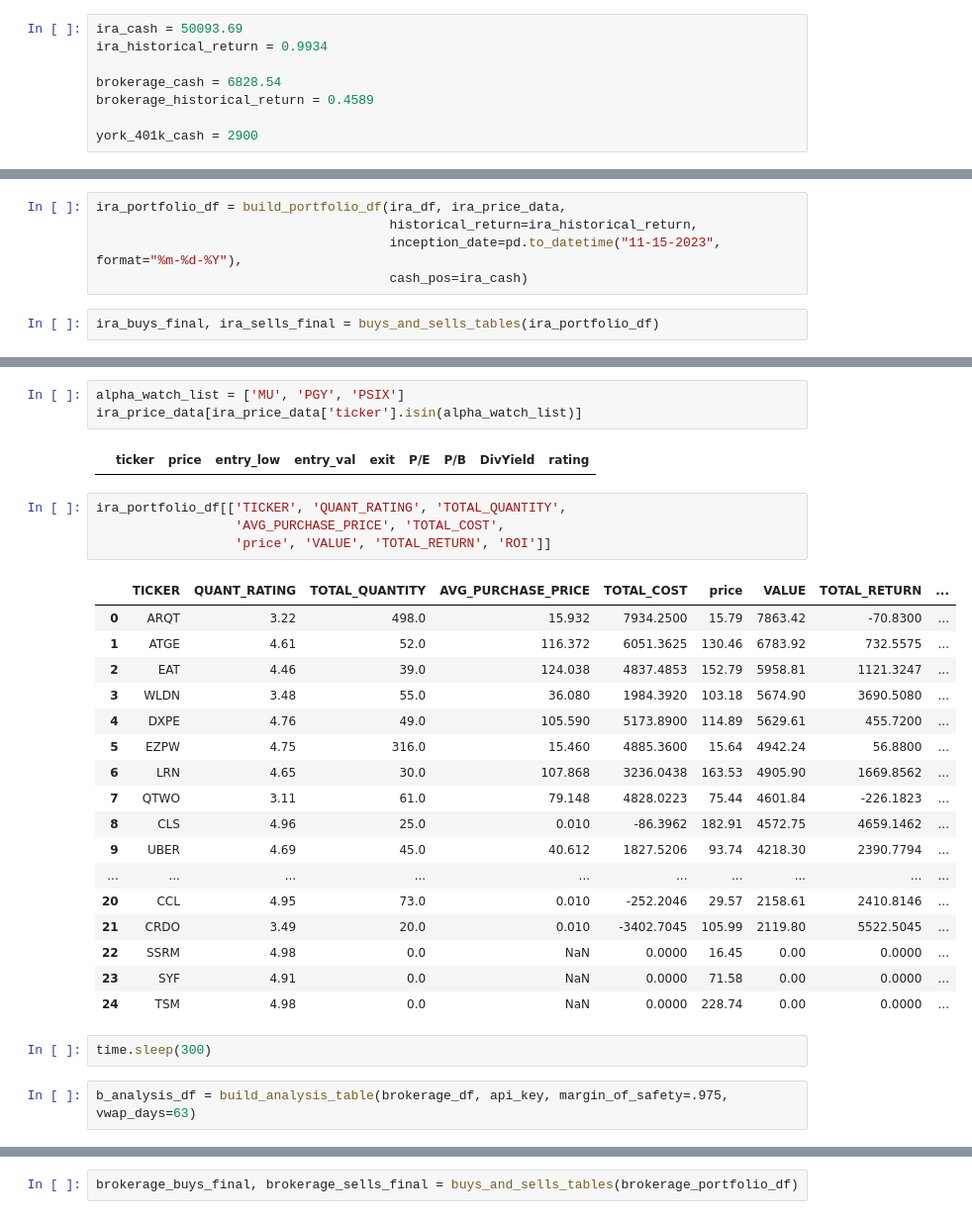
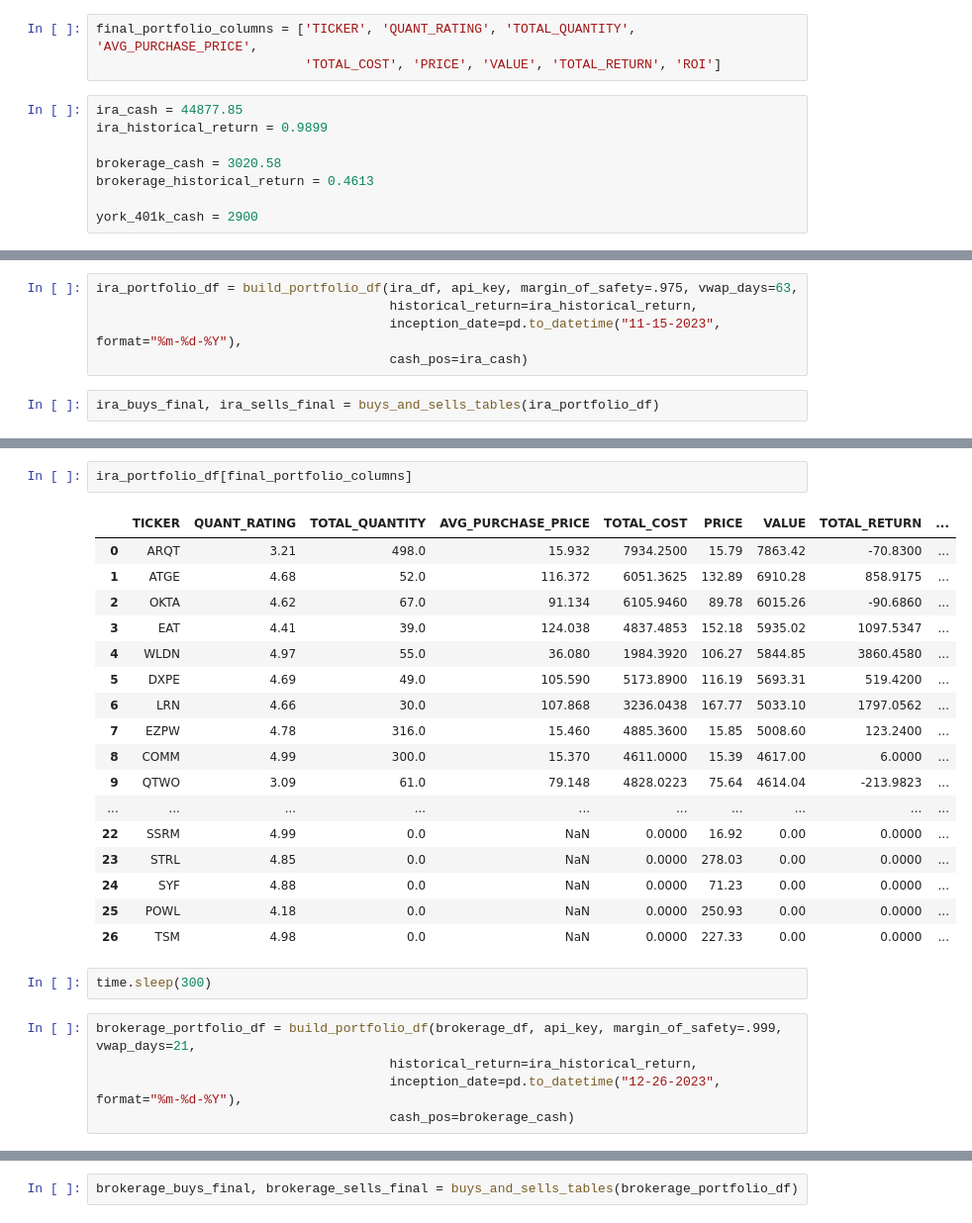
Before and after one commit to cb19weber/401k_optimize, a Jupyter notebook: project/investment_analytics.ipynb, the cells around one changed output, grey strips where cells are left out. Shown: that part at 99% size. Saved outputs shown, nothing was run; the diff lists cells and outputs as text.

```diff
--- a/project/investment_analytics.ipynb
+++ b/project/investment_analytics.ipynb
@@ -379,8 +456,11 @@ def build_analysis_table(summary_df, api_key, margin_of_safety=0.9, vwap_days=12
+# %%
+final_portfolio_columns = ['TICKER', 'QUANT_RATING', 'TOTAL_QUANTITY', 'AVG_PURCHASE_PRICE',
+                           'TOTAL_COST', 'PRICE', 'VALUE', 'TOTAL_RETURN', 'ROI']
 # %%
-ira_cash = 50093.69
-ira_historical_return = 0.9934
+ira_cash = 44877.85
+ira_historical_return = 0.9899
 
-brokerage_cash = 6828.54
-brokerage_historical_return = 0.4589
+brokerage_cash = 3020.58
+brokerage_historical_return = 0.4613
 
 york_401k_cash = 2900
@@ -458,5 +467,5 @@ ira_price_data = build_analysis_table(ira_df, api_key, margin_of_safety=.975, vw
 # %%
-ira_portfolio_df = build_portfolio_df(ira_df, ira_price_data,
+ira_portfolio_df = build_portfolio_df(ira_df, api_key, margin_of_safety=.975, vwap_days=63,
                                       historical_return=ira_historical_return,
                                       inception_date=pd.to_datetime("11-15-2023", format="%m-%d-%Y"),
                                       cash_pos=ira_cash)
@@ -499,32 +506,28 @@ ira_sells_final
-# %%
-alpha_watch_list = ['MU', 'PGY', 'PSIX']
-ira_price_data[ira_price_data['ticker'].isin(alpha_watch_list)]
-# %% [output]
-|  | ticker | price | entry_low | entry_val | exit | P/E | P/B | DivYield | rating |
 # %%
-ira_portfolio_df[['TICKER', 'QUANT_RATING', 'TOTAL_QUANTITY',
-                  'AVG_PURCHASE_PRICE', 'TOTAL_COST',
-                  'price', 'VALUE', 'TOTAL_RETURN', 'ROI']]
+ira_portfolio_df[final_portfolio_columns]
 # %% [output]
-|  | TICKER | QUANT_RATING | TOTAL_QUANTITY | AVG_PURCHASE_PRICE | TOTAL_COST | price | VALUE | TOTAL_RETURN | ... |
-| 0 | ARQT | 3.22 | 498.0 | 15.932 | 7934.2500 | 15.79 | 7863.42 | -70.8300 | ... |
-| 1 | ATGE | 4.61 | 52.0 | 116.372 | 6051.3625 | 130.46 | 6783.92 | 732.5575 | ... |
-| 2 | EAT | 4.46 | 39.0 | 124.038 | 4837.4853 | 152.79 | 5958.81 | 1121.3247 | ... |
-| 3 | WLDN | 3.48 | 55.0 | 36.080 | 1984.3920 | 103.18 | 5674.90 | 3690.5080 | ... |
-| 4 | DXPE | 4.76 | 49.0 | 105.590 | 5173.8900 | 114.89 | 5629.61 | 455.7200 | ... |
-| 5 | EZPW | 4.75 | 316.0 | 15.460 | 4885.3600 | 15.64 | 4942.24 | 56.8800 | ... |
-| 6 | LRN | 4.65 | 30.0 | 107.868 | 3236.0438 | 163.53 | 4905.90 | 1669.8562 | ... |
-| 7 | QTWO | 3.11 | 61.0 | 79.148 | 4828.0223 | 75.44 | 4601.84 | -226.1823 | ... |
-| 8 | CLS | 4.96 | 25.0 | 0.010 | -86.3962 | 182.91 | 4572.75 | 4659.1462 | ... |
-| 9 | UBER | 4.69 | 45.0 | 40.612 | 1827.5206 | 93.74 | 4218.30 | 2390.7794 | ... |
+|  | TICKER | QUANT_RATING | TOTAL_QUANTITY | AVG_PURCHASE_PRICE | TOTAL_COST | PRICE | VALUE | TOTAL_RETURN | ... |
+| 0 | ARQT | 3.21 | 498.0 | 15.932 | 7934.2500 | 15.79 | 7863.42 | -70.8300 | ... |
+| 1 | ATGE | 4.68 | 52.0 | 116.372 | 6051.3625 | 132.89 | 6910.28 | 858.9175 | ... |
+| 2 | OKTA | 4.62 | 67.0 | 91.134 | 6105.9460 | 89.78 | 6015.26 | -90.6860 | ... |
+| 3 | EAT | 4.41 | 39.0 | 124.038 | 4837.4853 | 152.18 | 5935.02 | 1097.5347 | ... |
+| 4 | WLDN | 4.97 | 55.0 | 36.080 | 1984.3920 | 106.27 | 5844.85 | 3860.4580 | ... |
+| 5 | DXPE | 4.69 | 49.0 | 105.590 | 5173.8900 | 116.19 | 5693.31 | 519.4200 | ... |
+| 6 | LRN | 4.66 | 30.0 | 107.868 | 3236.0438 | 167.77 | 5033.10 | 1797.0562 | ... |
+| 7 | EZPW | 4.78 | 316.0 | 15.460 | 4885.3600 | 15.85 | 5008.60 | 123.2400 | ... |
+| 8 | COMM | 4.99 | 300.0 | 15.370 | 4611.0000 | 15.39 | 4617.00 | 6.0000 | ... |
+| 9 | QTWO | 3.09 | 61.0 | 79.148 | 4828.0223 | 75.64 | 4614.04 | -213.9823 | ... |
 | ... | ... | ... | ... | ... | ... | ... | ... | ... | ... |
-| 20 | CCL | 4.95 | 73.0 | 0.010 | -252.2046 | 29.57 | 2158.61 | 2410.8146 | ... |
-| 21 | CRDO | 3.49 | 20.0 | 0.010 | -3402.7045 | 105.99 | 2119.80 | 5522.5045 | ... |
-| 22 | SSRM | 4.98 | 0.0 | NaN | 0.0000 | 16.45 | 0.00 | 0.0000 | ... |
-| 23 | SYF | 4.91 | 0.0 | NaN | 0.0000 | 71.58 | 0.00 | 0.0000 | ... |
-| 24 | TSM | 4.98 | 0.0 | NaN | 0.0000 | 228.74 | 0.00 | 0.0000 | ... |
+| 22 | SSRM | 4.99 | 0.0 | NaN | 0.0000 | 16.92 | 0.00 | 0.0000 | ... |
+| 23 | STRL | 4.85 | 0.0 | NaN | 0.0000 | 278.03 | 0.00 | 0.0000 | ... |
+| 24 | SYF | 4.88 | 0.0 | NaN | 0.0000 | 71.23 | 0.00 | 0.0000 | ... |
+| 25 | POWL | 4.18 | 0.0 | NaN | 0.0000 | 250.93 | 0.00 | 0.0000 | ... |
+| 26 | TSM | 4.98 | 0.0 | NaN | 0.0000 | 227.33 | 0.00 | 0.0000 | ... |
 # %%
 time.sleep(300)
 # %%
-b_analysis_df = build_analysis_table(brokerage_df, api_key, margin_of_safety=.975, vwap_days=63)
+brokerage_portfolio_df = build_portfolio_df(brokerage_df, api_key, margin_of_safety=.999, vwap_days=21,
+                                      historical_return=ira_historical_return,
+                                      inception_date=pd.to_datetime("12-26-2023", format="%m-%d-%Y"),
+                                      cash_pos=brokerage_cash)
 # %%
```
Also changed, not shown: parts of 17 cells of this notebook, 1 other file.
